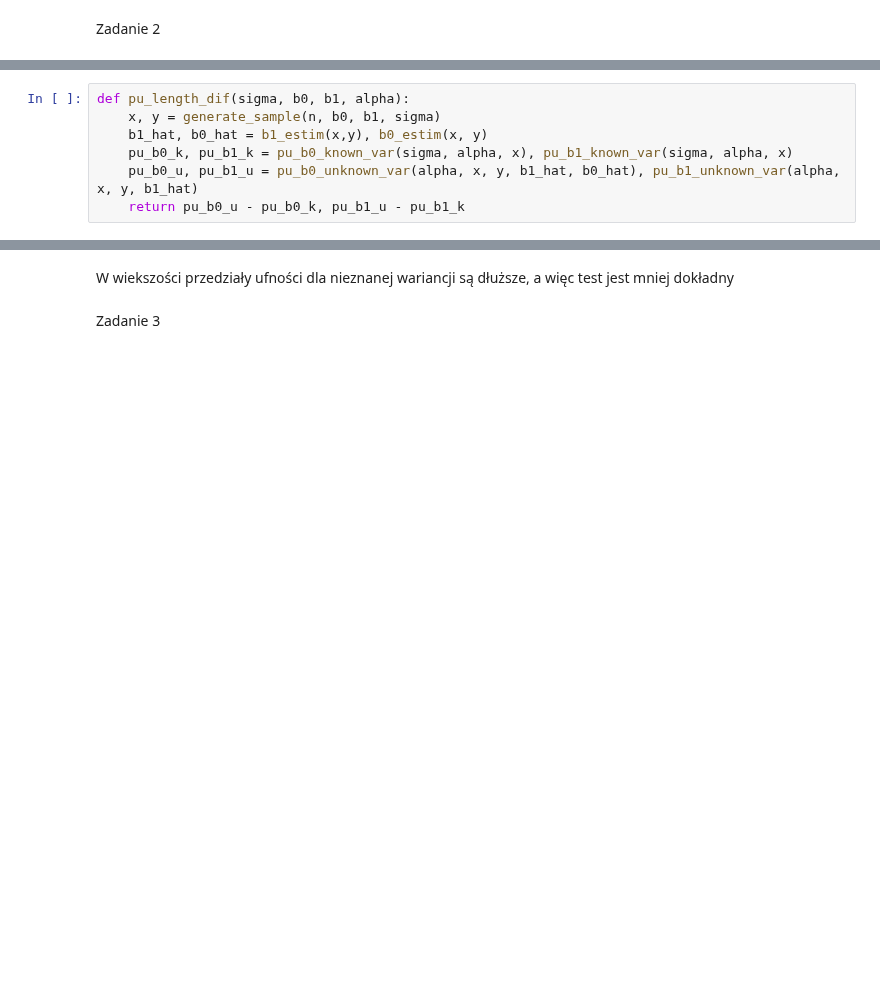
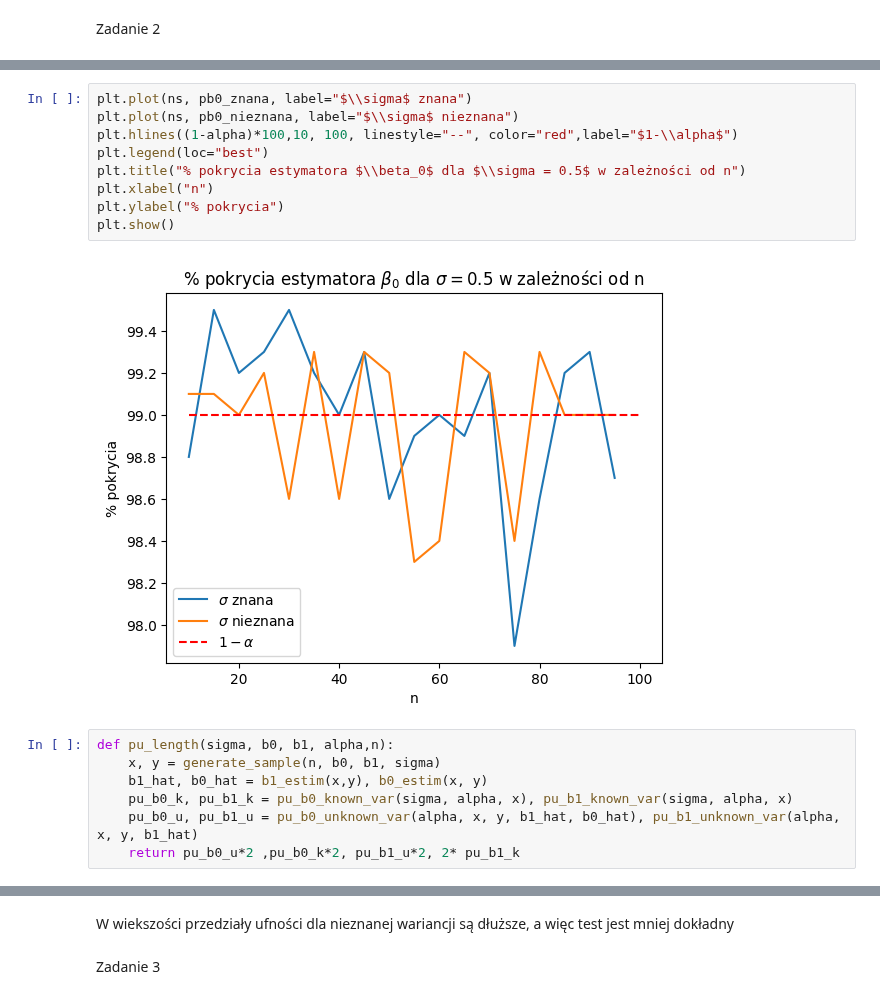
Before and after one commit to rafglo/Computer-Analysis-of-Time-Series, a Jupyter notebook: lista3.ipynb, the cells around one changed output, grey strips where cells are left out. Cells and saved outputs as stored; diff of their text form; blank space fills up the shorter version.

```diff
--- a/lista3.ipynb
+++ b/lista3.ipynb
@@ -112,7 +125,18 @@ plt.show()
+# %%
+plt.plot(ns, pb0_znana, label="$\\sigma$ znana")
+plt.plot(ns, pb0_nieznana, label="$\\sigma$ nieznana")
+plt.hlines((1-alpha)*100,10, 100, linestyle="--", color="red",label="$1-\\alpha$")
+plt.legend(loc="best")
+plt.title("% pokrycia estymatora $\\beta_0$ dla $\\sigma = 0.5$ w zależności od n")
+plt.xlabel("n")
+plt.ylabel("% pokrycia")
+plt.show()
+# %% [output]
+[figure, added]
 # %%
-def pu_length_dif(sigma, b0, b1, alpha):
+def pu_length(sigma, b0, b1, alpha,n):
     x, y = generate_sample(n, b0, b1, sigma)
     b1_hat, b0_hat = b1_estim(x,y), b0_estim(x, y)
     pu_b0_k, pu_b1_k = pu_b0_known_var(sigma, alpha, x), pu_b1_known_var(sigma, alpha, x)
     pu_b0_u, pu_b1_u = pu_b0_unknown_var(alpha, x, y, b1_hat, b0_hat), pu_b1_unknown_var(alpha, x, y, b1_hat)
-    return pu_b0_u - pu_b0_k, pu_b1_u - pu_b1_k
+    return pu_b0_u*2 ,pu_b0_k*2, pu_b1_u*2, 2* pu_b1_k
```
Also changed, not shown: parts of 9 cells of this notebook.
